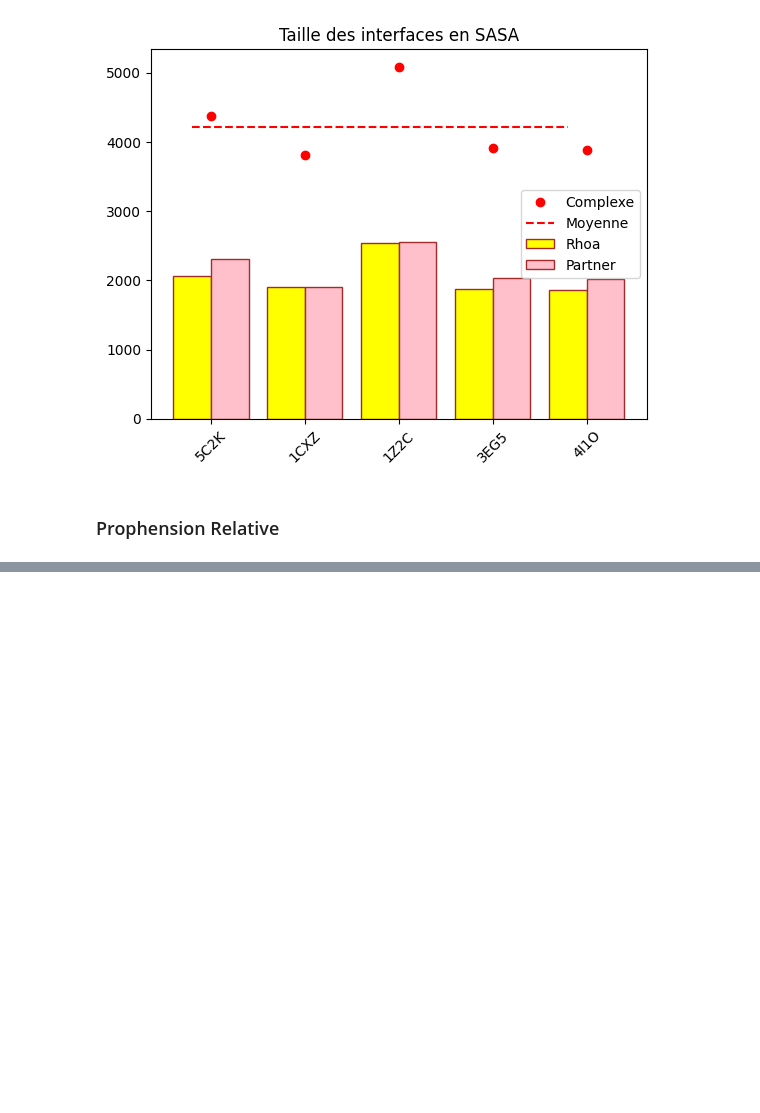
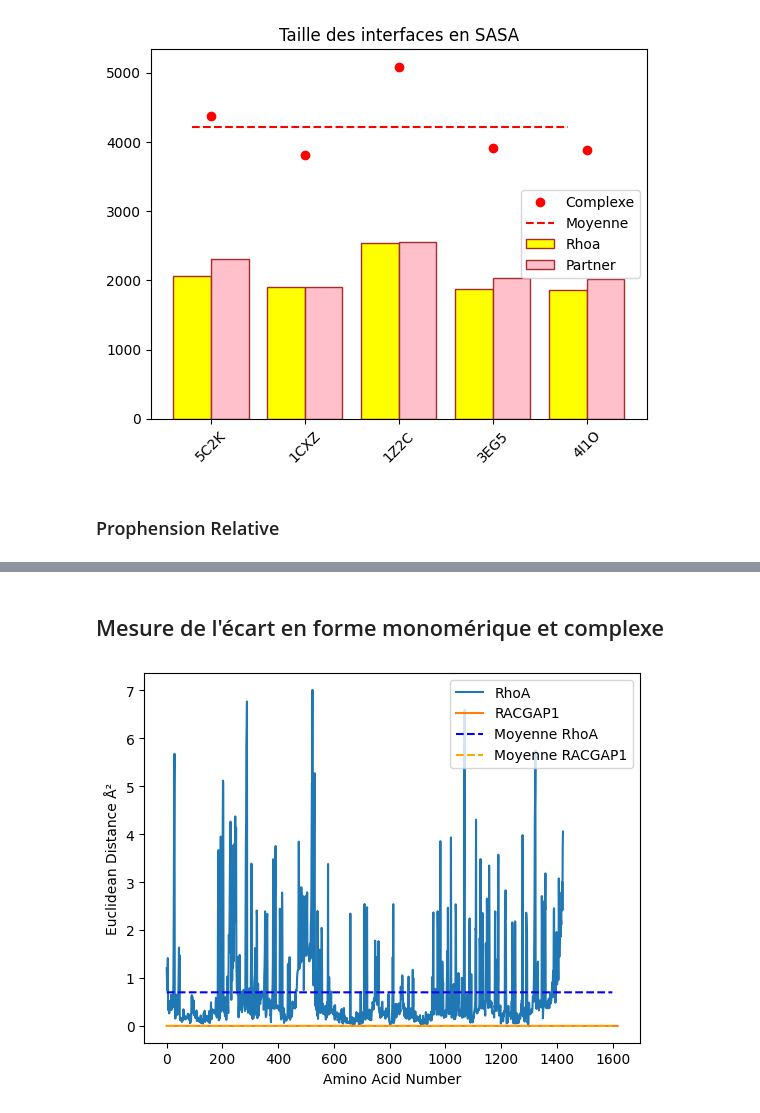
Before and after one commit to MaiDeme/Projet_Rhoa, a Jupyter notebook: partie1.ipynb, the cells around one changed output, grey strips where cells are left out. Saved outputs shown, nothing was run; the diff lists cells and outputs as text; code cells hidden in the pictures; blank space fills up the shorter version.

```diff
--- a/partie1.ipynb
+++ b/partie1.ipynb
@@ -279,0 +280,21 @@ plt.show()
+# %% [markdown]
+## Mesure de l'écart en forme monomérique et complexe
+# %%
+dist1,dist2=distance_mono_complex(d_RhoA,d_RACGAP1,d_5C2K)
+plt.plot(list(dist1.keys()),list(dist1.values()),label='RhoA')
+plt.plot(list(dist2.keys()),list(dist2.values()),label='RACGAP1')
+
+
+# Add labels for the x and y axes
+plt.xlabel('Amino Acid Number')
+plt.ylabel('Euclidean Distance Å²')
+
+
+plt.plot(np.arange(0,1600),[np.mean(list(dist1.values()))]*1600,'--',color='blue',label='Moyenne RhoA')
+plt.plot(np.arange(0,1600),[np.mean(list(dist2.values()))]*1600,'--',color='orange',label='Moyenne RACGAP1')
+
+plt.legend()
+
+plt.show()
+# %% [output]
+[figure, added]
```
Also changed, not shown: parts of 5 cells of this notebook.
